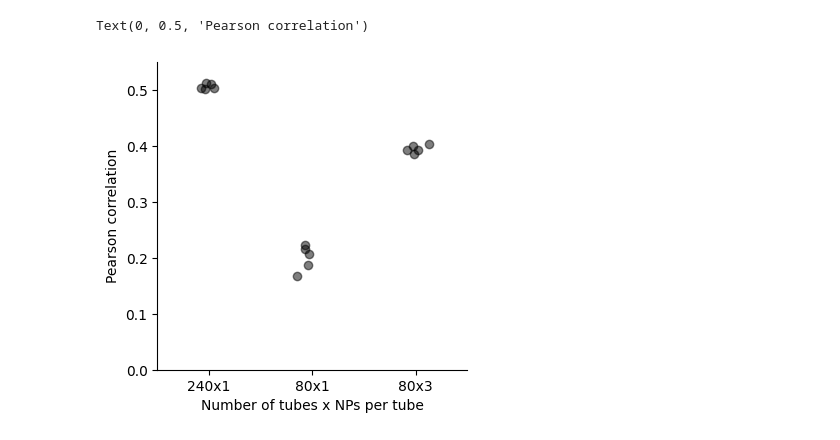
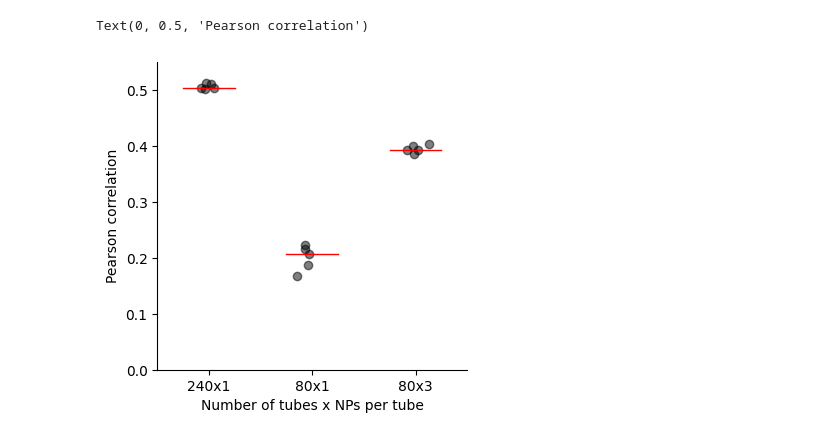
Before and after one commit to cejote/multiplex-gam-2022, a Jupyter notebook: notebooks/combined-dataset/05-correlations.ipynb, the cells around one changed output. Cells and saved outputs as stored; diff of their text form; code cells hidden in the pictures.

Commit message:
Add median to correlation plots

```diff
--- a/notebooks/combined-dataset/05-correlations.ipynb
+++ b/notebooks/combined-dataset/05-correlations.ipynb
@@ -136,25 +136,25 @@ corr_mixed_np = np.load(corr_mixed_path)['corrs']
 # %%
 plt.figure(figsize=(4, 4))
 
 data = [
             corr_240x1np[:,1,:].mean(axis=1),
             corr_80x1np[:,1,:].mean(axis=1),
             corr_80x3_np_insilico[:,1,:].mean(axis=1),
         ]
 
-plotting.dotplot(data, color='black', alpha=0.5)
+plotting.dotplot(data, color='black', alpha=0.5, median=True)
 
 plt.xlim(-0.5, 2.5)
 plt.ylim(0, 0.55)
 
 plotting.simpleaxis()
 
 plt.xticks(range(3), ['240x1', '80x1', '80x3'])
 plt.xlabel('Number of tubes x NPs per tube')
 plt.ylabel('Pearson correlation')
 # %% [output]
 Text(0, 0.5, 'Pearson correlation')
-[figure, old version]
+[figure, new version]
 # %%
 plt.figure(figsize=(4, 4))
 
```
Also changed, not shown: parts of 1 cell of this notebook, 1 other file.
